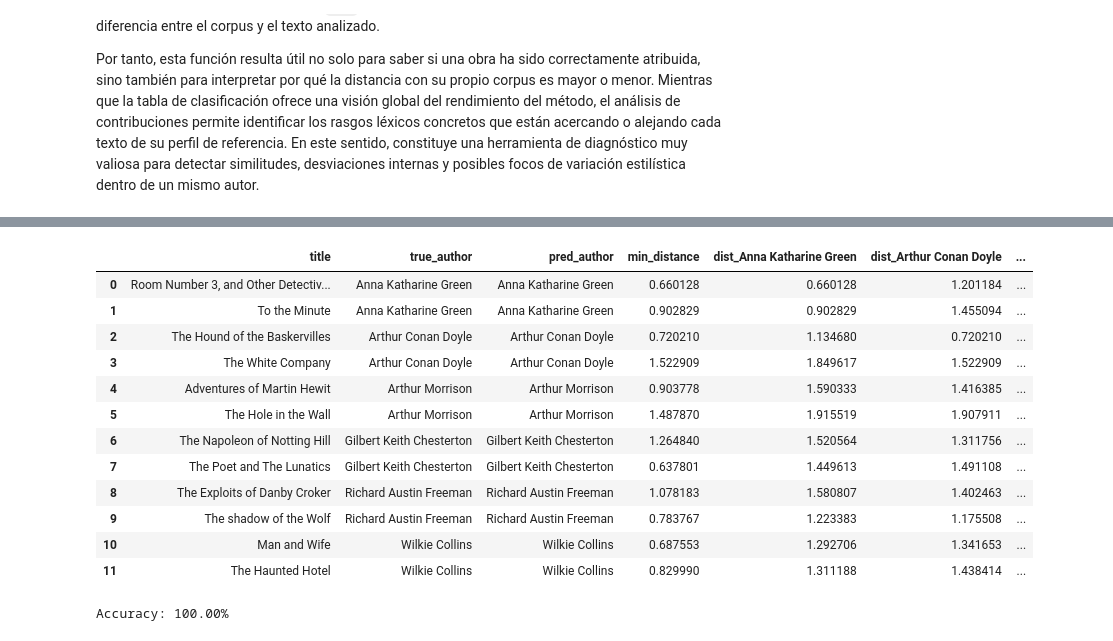
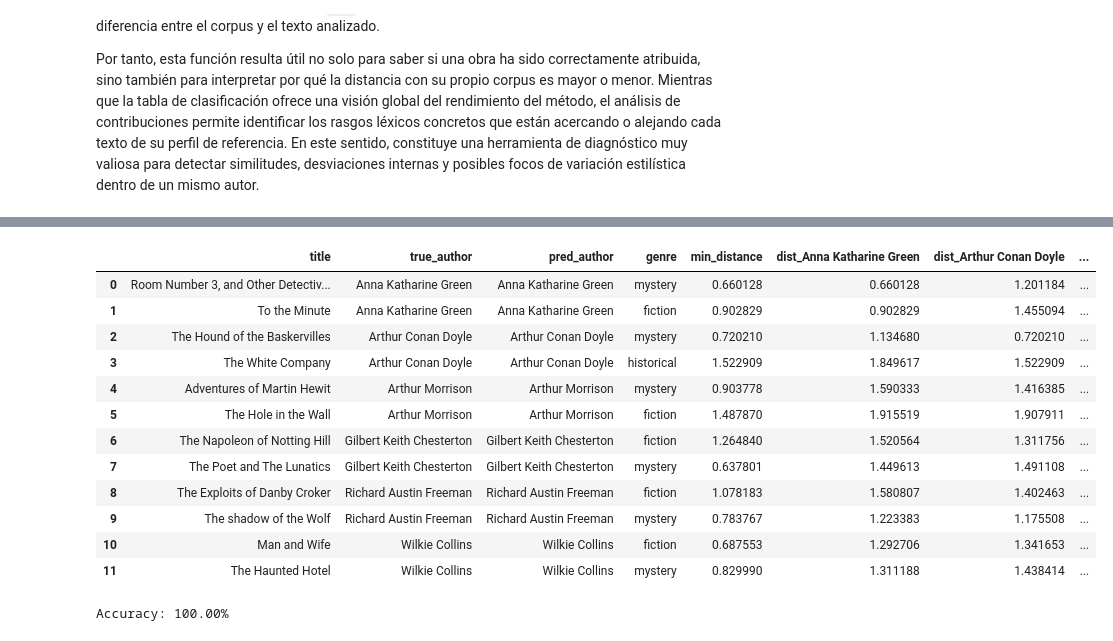
Before and after one commit to Elle518/whodunit-stylometry, a Jupyter notebook: notebooks/02_classic_stylometric_tests.ipynb, the cells around one changed output, grey strips where cells are left out. Saved outputs shown, nothing was run; the diff lists cells and outputs as text; code cells hidden in the pictures.

```diff
--- a/notebooks/02_classic_stylometric_tests.ipynb
+++ b/notebooks/02_classic_stylometric_tests.ipynb
@@ -637,6 +637,7 @@ for k, info in results.items():
             "title": df_test[df_test["file_name"] == file_name]["title"].values[0],
             "true_author": true_author,
             "pred_author": info["prediccion"],
+            "genre": df_test[df_test["file_name"] == file_name]["genre"].values[0],
             "min_distance": min(ranking.values()),
             **{f"dist_{a.split('_')[0]}": ranking.get(a.split("_")[0]) for a in results.keys()},
             "correct": info["prediccion"] == true_author,
@@ -773,37 +774,38 @@ results_delta = classify_test_works_burrows(
 # %%
 rows = []
 
 for k, info in results_delta.items():
     ranking = dict(info["ranking"])
     true_author = k.split("_")[0]
     file_name = "_".join(k.split("_")[1:]) + ".txt"
     rows.append(
         {
             "title": df_test[df_test["file_name"] == file_name]["title"].values[0],
             "true_author": true_author,
             "pred_author": info["prediccion"],
+            "genre": df_test[df_test["file_name"] == file_name]["genre"].values[0],
             "min_distance": min(ranking.values()),
             **{f"dist_{a.split('_')[0]}": ranking.get(a.split("_")[0]) for a in results.keys()},
             "correct": info["prediccion"] == true_author,
         }
     )
 
 results_delta_df = pd.DataFrame(rows)
 results_delta_df
 # %% [output]
-|  | title | true_author | pred_author | min_distance | dist_Anna Katharine Green | dist_Arthur Conan Doyle | ... |
-| 0 | Room Number 3, and Other Detectiv... | Anna Katharine Green | Anna Katharine Green | 0.660128 | 0.660128 | 1.201184 | ... |
-| 1 | To the Minute | Anna Katharine Green | Anna Katharine Green | 0.902829 | 0.902829 | 1.455094 | ... |
-| 2 | The Hound of the Baskervilles | Arthur Conan Doyle | Arthur Conan Doyle | 0.720210 | 1.134680 | 0.720210 | ... |
-| 3 | The White Company | Arthur Conan Doyle | Arthur Conan Doyle | 1.522909 | 1.849617 | 1.522909 | ... |
-| 4 | Adventures of Martin Hewit | Arthur Morrison | Arthur Morrison | 0.903778 | 1.590333 | 1.416385 | ... |
-| 5 | The Hole in the Wall | Arthur Morrison | Arthur Morrison | 1.487870 | 1.915519 | 1.907911 | ... |
-| 6 | The Napoleon of Notting Hill | Gilbert Keith Chesterton | Gilbert Keith Chesterton | 1.264840 | 1.520564 | 1.311756 | ... |
-| 7 | The Poet and The Lunatics | Gilbert Keith Chesterton | Gilbert Keith Chesterton | 0.637801 | 1.449613 | 1.491108 | ... |
-| 8 | The Exploits of Danby Croker | Richard Austin Freeman | Richard Austin Freeman | 1.078183 | 1.580807 | 1.402463 | ... |
-| 9 | The shadow of the Wolf | Richard Austin Freeman | Richard Austin Freeman | 0.783767 | 1.223383 | 1.175508 | ... |
-| 10 | Man and Wife | Wilkie Collins | Wilkie Collins | 0.687553 | 1.292706 | 1.341653 | ... |
-| 11 | The Haunted Hotel | Wilkie Collins | Wilkie Collins | 0.829990 | 1.311188 | 1.438414 | ... |
+|  | title | true_author | pred_author | genre | min_distance | dist_Anna Katharine Green | dist_Arthur Conan Doyle | ... |
+| 0 | Room Number 3, and Other Detectiv... | Anna Katharine Green | Anna Katharine Green | mystery | 0.660128 | 0.660128 | 1.201184 | ... |
+| 1 | To the Minute | Anna Katharine Green | Anna Katharine Green | fiction | 0.902829 | 0.902829 | 1.455094 | ... |
+| 2 | The Hound of the Baskervilles | Arthur Conan Doyle | Arthur Conan Doyle | mystery | 0.720210 | 1.134680 | 0.720210 | ... |
+| 3 | The White Company | Arthur Conan Doyle | Arthur Conan Doyle | historical | 1.522909 | 1.849617 | 1.522909 | ... |
+| 4 | Adventures of Martin Hewit | Arthur Morrison | Arthur Morrison | mystery | 0.903778 | 1.590333 | 1.416385 | ... |
+| 5 | The Hole in the Wall | Arthur Morrison | Arthur Morrison | fiction | 1.487870 | 1.915519 | 1.907911 | ... |
+| 6 | The Napoleon of Notting Hill | Gilbert Keith Chesterton | Gilbert Keith Chesterton | fiction | 1.264840 | 1.520564 | 1.311756 | ... |
+| 7 | The Poet and The Lunatics | Gilbert Keith Chesterton | Gilbert Keith Chesterton | mystery | 0.637801 | 1.449613 | 1.491108 | ... |
+| 8 | The Exploits of Danby Croker | Richard Austin Freeman | Richard Austin Freeman | fiction | 1.078183 | 1.580807 | 1.402463 | ... |
+| 9 | The shadow of the Wolf | Richard Austin Freeman | Richard Austin Freeman | mystery | 0.783767 | 1.223383 | 1.175508 | ... |
+| 10 | Man and Wife | Wilkie Collins | Wilkie Collins | fiction | 0.687553 | 1.292706 | 1.341653 | ... |
+| 11 | The Haunted Hotel | Wilkie Collins | Wilkie Collins | mystery | 0.829990 | 1.311188 | 1.438414 | ... |
 # %%
 accuracy = results_delta_df["correct"].mean()
 print(f"Accuracy: {accuracy:.2%}")
```
Also changed, not shown: parts of 14 cells of this notebook.
